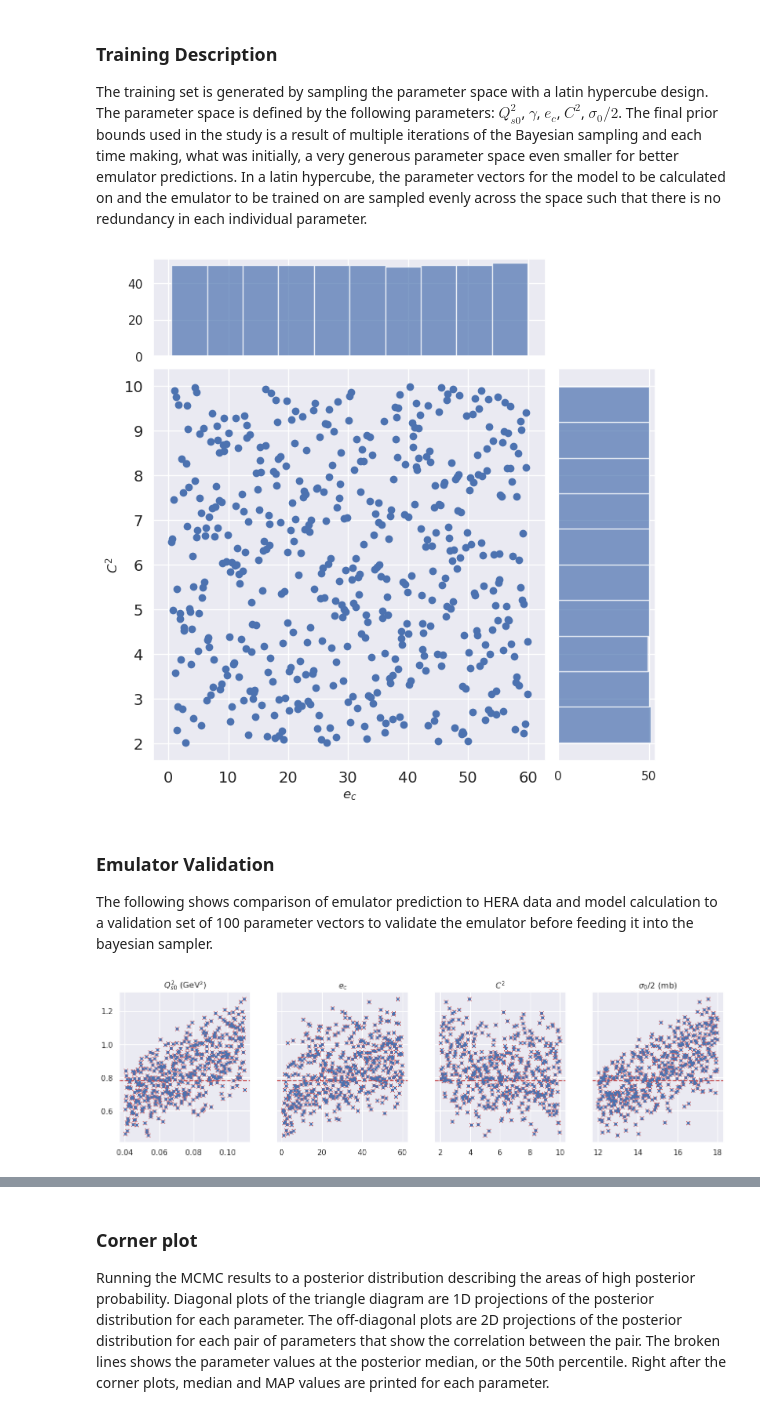
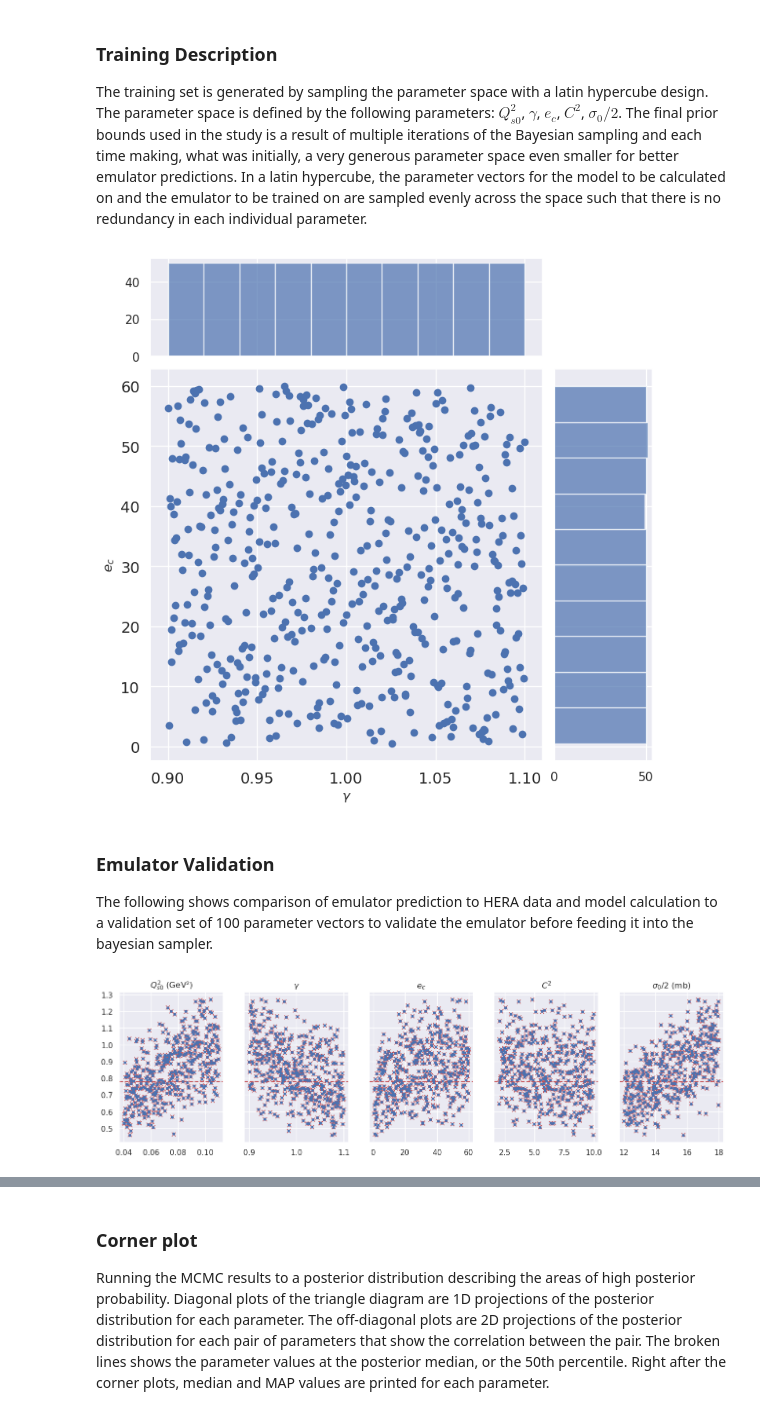
Before and after one commit to camcasuga/BayesianBK_results, a Jupyter notebook: analysis.ipynb, the cells around one changed output, grey strips where cells are left out. Saved outputs shown, nothing was run; the diff lists cells and outputs as text; code cells hidden in the pictures.

Commit message:
6to60 run done for mv5 uncorr and corr and mve corr

```diff
--- a/analysis.ipynb
+++ b/analysis.ipynb
@@ -17,17 +17,17 @@ sns.set()
 # %%
 # first decide if we are dealing with correlated setup and which model
 correlated_ = True
-model_ = "mve/" # or "mv5" for the 5 parameter case
-correlated_str = "corr/" if correlated_ else "uncorr"
+model_ = "mv5/" # or "mv5" for the 5 parameter case
+correlated_str = "corr/" if correlated_ else "uncorr/"
 param_names = ["$Q_{s0}^{2}$ (GeV²)",
                "$\gamma$",
                "$e_c$",
                "$C^{2}$",
-               "$\sigma_0/2$ (mb)"] if model_ == "mv5" else ["$Q_{s0}^{2}$ (GeV²)",
+               "$\sigma_0/2$ (mb)"] if model_ == "mv5/" else ["$Q_{s0}^{2}$ (GeV²)",
                "$e_c$",
                "$C^{2}$",
                "$\sigma_0/2$ (mb)"]
-n_params = 5 if model_ == "mv5" else 4
+n_params = 5 if model_ == "mv5/" else 4
 # all files
 folder = model_ + correlated_str
 exp_file = "hera_allerrors.csv"
@@ -38,9 +38,9 @@ train_file, theta_file = model_+"training/train.dat", model_+"training/theta.dat
 train_file_val, theta_file_val = model_+"validation/train.dat", model_+"validation/theta.dat"
 posterior_parameters_all_file = folder+"theta_all.dat"
 train_file_post, theta_file_post = folder+"train.dat", folder+"theta.dat"
-mean_model = folder+"mean.dat"
-median_model = folder+"median.dat"
-map_model = folder+"map.dat"
+mean_model_file = folder+"mean.dat"
+median_model_file = folder+"median.dat"
+map_model_file = folder+"map.dat"
 # %%
 # load from files
 # Emulator and emulator predictions
@@ -90,16 +94,16 @@ ax_histx = fig.add_subplot(gs[0, 0], sharex=ax)
 ax_histy = fig.add_subplot(gs[1, 1], sharey=ax)
 scatter_hist(1, 2, ax, ax_histx, ax_histy, theta, param_names)
 # %% [output]
-[figure, old version]
+[figure, new version]
 # %% [markdown]
 ### Emulator Validation
 The following shows comparison of emulator prediction to HERA data and model calculation to a validation set of 100 parameter vectors to validate the emulator before feeding it into the bayesian sampler.
 # %%
 kp = 0
-sd = np.sqrt(np.diagonal(err, axis1 = 1, axis2 = 2))
+sd = np.sqrt(np.diagonal(err, axis1 = 1, axis2 = 2)) if correlated_ else err
 fig, ax = plot_validation_perkp(0, pred, sd, train, exp, n_params, theta, param_names)
 # %% [output]
-[figure, old version]
+[figure, new version]
 # %%
 fig, ax = plot_diagonal(pred, train)
 # %% [output]
```
Also changed, not shown: parts of 14 cells of this notebook, 3 other files.
